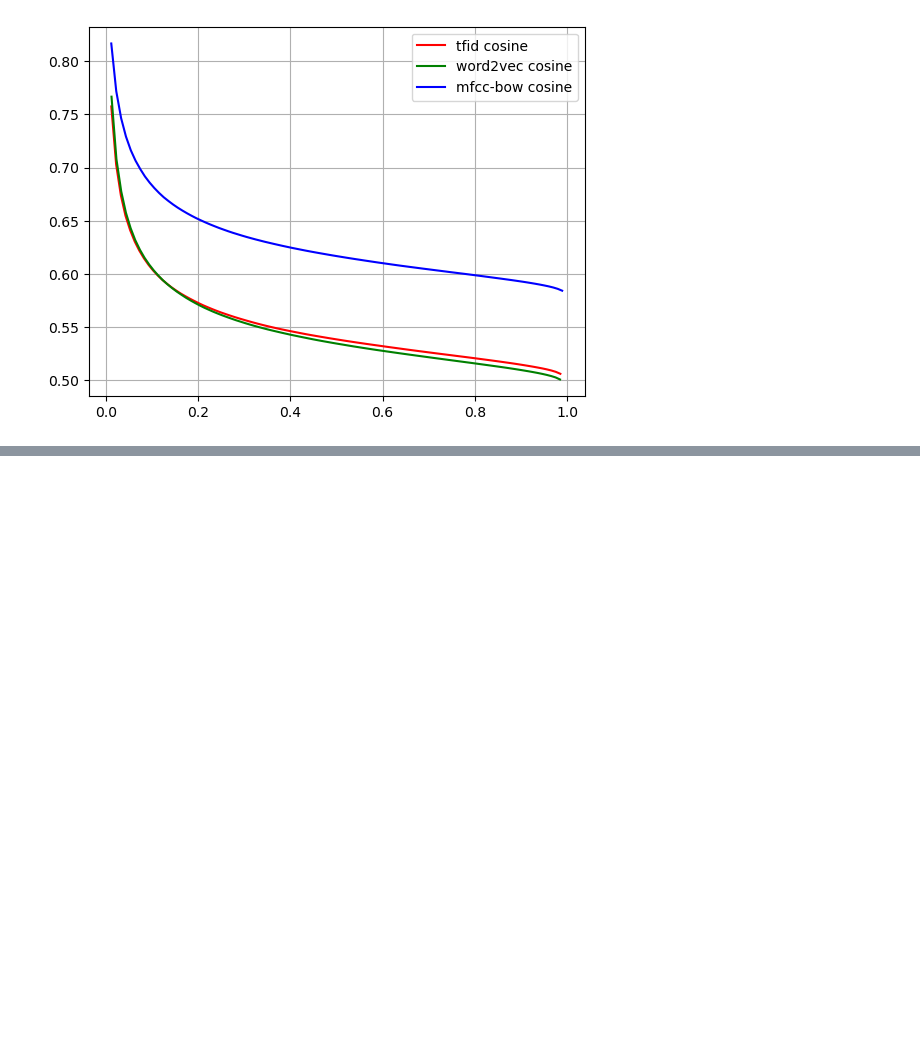
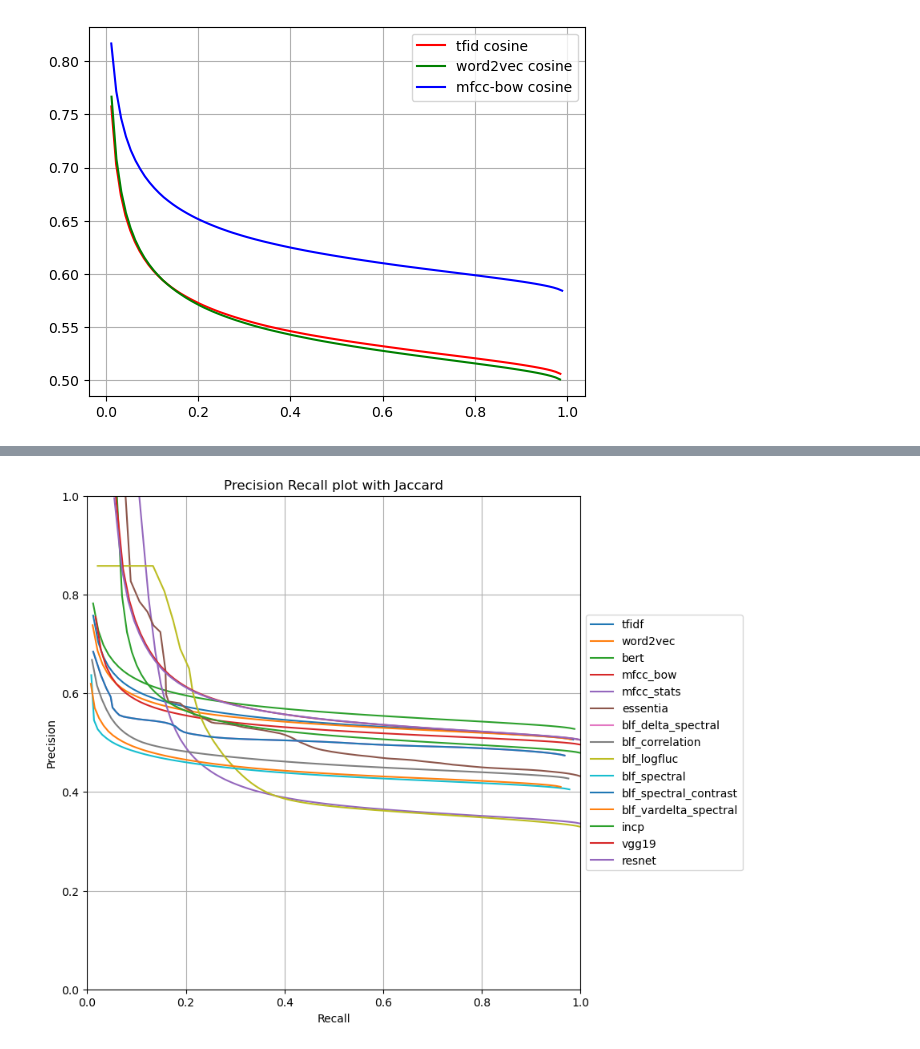
Before and after one commit to mmosc/MMSR, a Jupyter notebook: project/ProjectImplementation-Task2-EvaluationMetrics-.ipynb, the cells around one changed output, grey strips where cells are left out. Saved outputs shown, nothing was run; the diff lists cells and outputs as text; code cells hidden in the pictures; blank space fills up the shorter version.

```diff
--- a/project/ProjectImplementation-Task2-EvaluationMetrics-.ipynb
+++ b/project/ProjectImplementation-Task2-EvaluationMetrics-.ipynb
@@ -359,0 +561,17 @@ plt.show()
+# %%
+fig, ax = plt.subplots(figsize=(8, 8))
+
+for i,key in enumerate(jaccard_df.keys()):
+    ax.plot(jaccard_R[i], jaccard_P_max[i], label=key)
+
+ax.set_xlabel("Recall")
+ax.set_ylabel("Precision")
+ax.set_title("Precision Recall plot with Jaccard")  # Add a title to the axes.
+ax.set_aspect('equal')
+ax.set_ylim(0,1)
+ax.set_xlim(0,1)
+ax.grid(True)
+ax.legend(loc='center left', bbox_to_anchor=(1, 0.5))
+plt.show()
+# %% [output]
+[figure, added]
```
Also changed, not shown: parts of 59 cells of this notebook.
